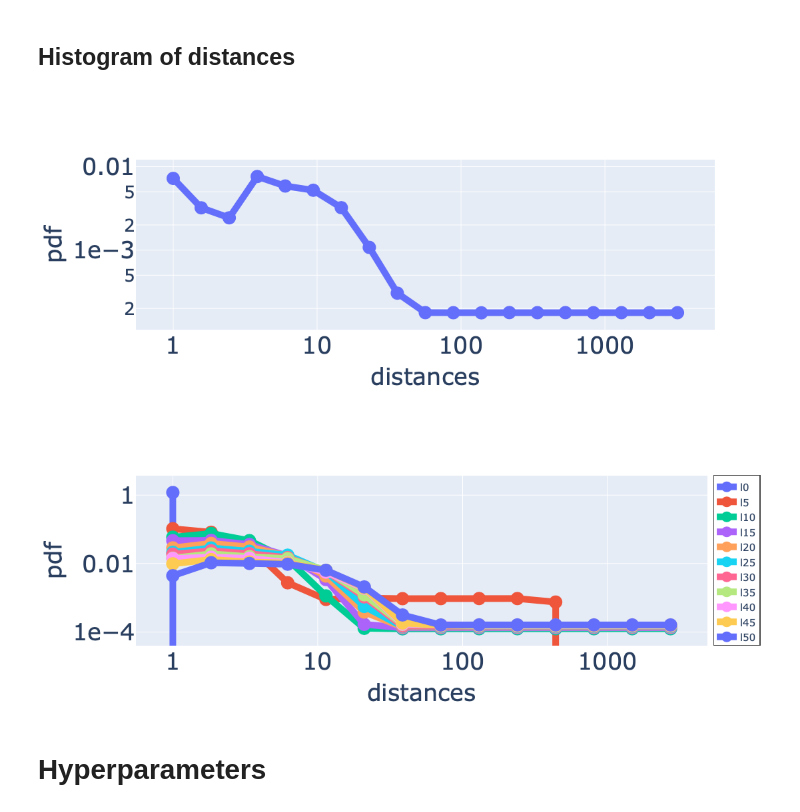
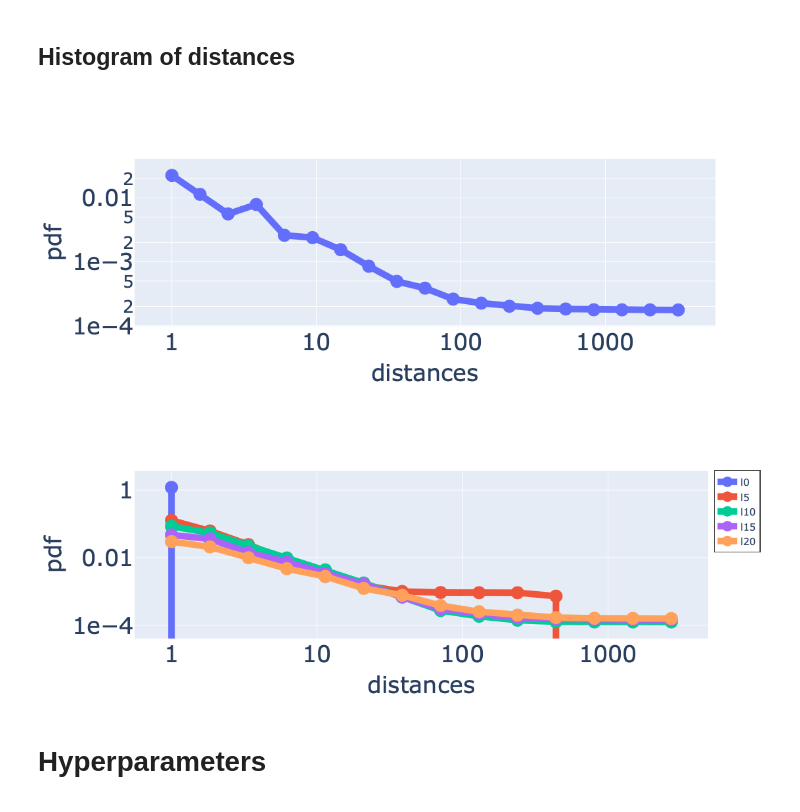
Before and after one commit to fvalle1/latentrees, a Jupyter notebook: sampletree.ipynb, the cells around one changed output. Cells and saved outputs as stored; diff of their text form; code cells hidden in the pictures.

```diff
--- a/sampletree.ipynb
+++ b/sampletree.ipynb
@@ -20,8 +11,10 @@ scaling_distance = [0.19,0.7543]
 from latentrees import *
 # %%
 runtime = analyses()
-runtime.models.append(model(L=50, distribution = lambda node: np.clip(round(rng.normal(node, abs(node)**0.25)),-1e10,1e10)))
-#runtime.models.append(model(L=50))
+#runtime.append_model(L=50, distribution = lambda node: np.clip(round(rng.normal(node, abs(node)**0.25)),-1e10,1e10))
+for i in range(1000):
+    #runtime.append_model(L=20, distribution = lambda node: np.clip(round(rng.normal(node, 0.01+abs(node))),-1e5,1e5))
+    runtime.append_model(L=10)
 print(runtime)
 runtime.run()
 layers = runtime.models[0].layers
@@ -147,35 +143,35 @@ fig.show()
 #fig.write_image("images/pdf_distances.pdf")
 #fig.write_html("images/pdf_distances.html")
 # %% [output]
-[figure, old version]
+[figure, new version]
 # %%
 fig = go.Figure()
 
 for loi in layers[::5]:
     if len(loi)>10000:
         leaves = np.random.choice(loi.nodes,size=10000,replace=False)
     else:
         leaves = loi.nodes
     avg_leaves = loi.median
     #distances = np.ravel(list(map(lambda leaf_A: list(map(lambda leaf_B: abs(leaf_A[1]-leaf_B[1])/avg_leaves if leaf_A[0] < leaf_B[0] else np.nan,enumerate(leaves))),enumerate(leaves))))
     distances = np.ravel(list(map(lambda leaf: abs(leaf-avg_leaves),enumerate(leaves))))
     distances = distances[~np.isnan(distances)]
     distances = distances[distances>0]
 
     n_leaves = len(leaves)
 
     bins=np.logspace(np.log10(distances.min()),np.log10(5e3), 15)
     #bins=np.linspace(distances.min(),distances.max(),20)
     bins, edges = np.histogram(distances, bins=bins, density=True)
     esges = (edges[1:]+edges[:1])/2
     fig.add_trace(go.Scatter(x=edges,y=bins,  marker=dict(size=20), line=dict(width=10), name=loi.__repr__().split(",")[0]))
 
 fig.update_layout(xaxis=dict(title="distances", titlefont_size=35, tickfont_size=35, type="log", nticks= 4),
                  yaxis=dict(title="pdf", titlefont_size=35,tickfont_size=35, type="log", exponentformat="e", showexponent='all', nticks=4),
                  legend=dict(x=1.01,y=1,borderwidth=0.5,font_size=15,orientation="v"))
 
 fig.show()
-fig.write_image("images/distance_pdf_layers.pdf")
-fig.write_html("images/distance_pdf_layers.html")
+#fig.write_image("images/distance_pdf_layers.pdf")
+#fig.write_html("images/distance_pdf_layers.html")
 # %% [output]
-[figure, old version]
+[figure, new version]
```
Also changed, not shown: parts of 19 cells of this notebook.
